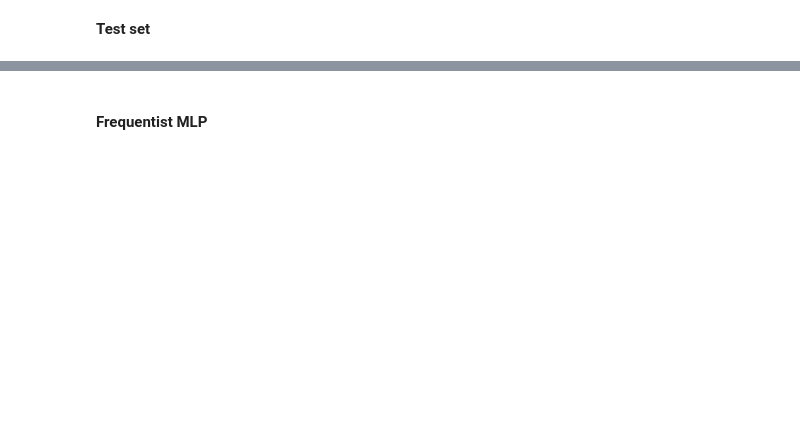
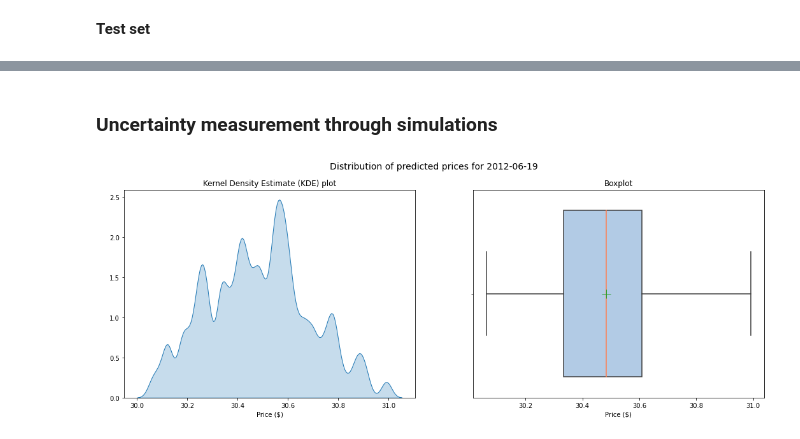
Before and after one commit to PeDiot/bayesian-neural-network-stock-prediction, a Jupyter notebook: notebook.ipynb, the cells around one changed output, grey strips where cells are left out. Saved outputs shown, nothing was run; the diff lists cells and outputs as text; code cells hidden in the pictures; blank space fills up the shorter version.

Commit message:
test other nn settings + uncertainty measurement

```diff
--- a/notebook.ipynb
+++ b/notebook.ipynb
@@ -280,2 +307,8 @@ backtest_plot(ticker, df_backtest, mape, data.test_period)
-# %% [markdown]
-#### Frequentist MLP
+# %% [markdown]
+### Uncertainty measurement through simulations
+# %%
+predicted_prices = generate_price_distribution(data, bnn_kl, training=False)
+# %%
+plot_predicted_distribution(predicted_prices, date = "2012-06-19")
+# %% [output]
+[figure, added]
```
Also changed, not shown: parts of 33 cells of this notebook.
